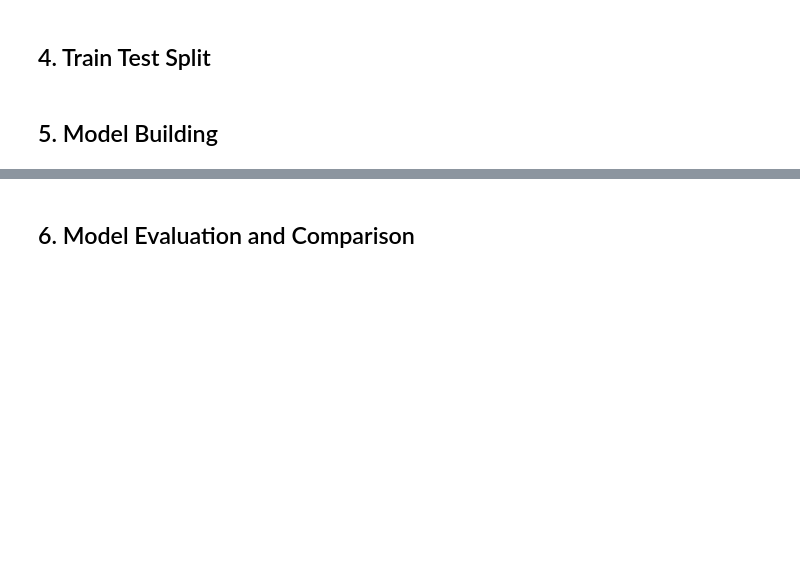
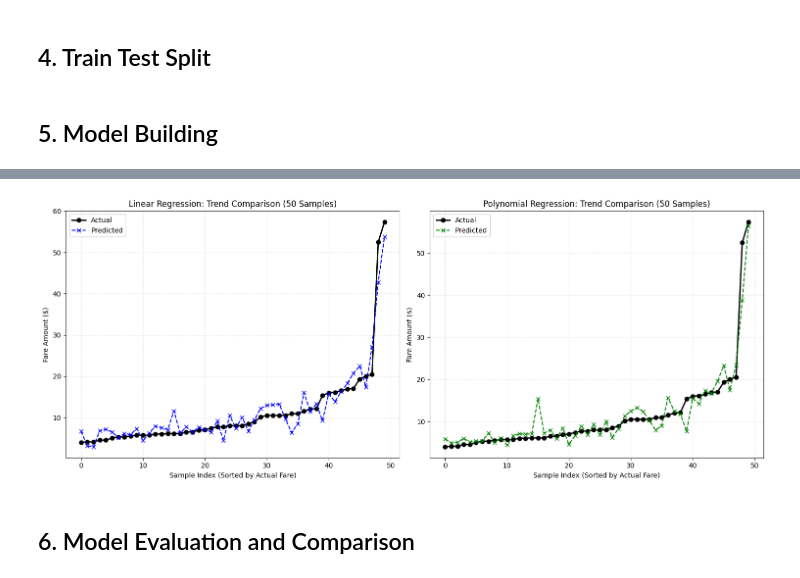
Before and after one commit to yasasbanukaofficial/uber-fare-prediction, a Jupyter notebook: uber_fare_prediction.ipynb, the cells around one changed output, grey strips where cells are left out. Cells and saved outputs as stored; diff of their text form; code cells hidden in the pictures; blank space fills up the shorter version.

```diff
--- a/uber_fare_prediction.ipynb
+++ b/uber_fare_prediction.ipynb
@@ -97,3 +197,34 @@ y_pred_poly = poly_reg.predict(X_test_poly)
+# %%
+plot_df = pd.DataFrame({
+    'Actual': y_test,
+    'Linear Regression': y_pred_lr,
+    'Polynomial Regression': y_pred_poly
+}).sample(n=50, random_state=42).sort_values(by='Actual').reset_index(drop=True)
+
+plt.figure(figsize=(15, 6))
+
+plt.subplot(1, 2, 1)
+plt.plot(plot_df['Actual'], label='Actual', marker='o', color='black', linewidth=2)
+plt.plot(plot_df['Linear Regression'], label='Predicted', marker='x', linestyle='--', color='blue', linewidth=1.5)
+plt.title('Linear Regression: Trend Comparison (50 Samples)')
+plt.xlabel('Sample Index (Sorted by Actual Fare)')
+plt.ylabel('Fare Amount ($)')
+plt.legend()
+plt.grid(True, linestyle=':', alpha=0.6)
+
+plt.subplot(1, 2, 2)
+plt.plot(plot_df['Actual'], label='Actual', marker='o', color='black', linewidth=2)
+plt.plot(plot_df['Polynomial Regression'], label='Predicted', marker='x', linestyle='--', color='green', linewidth=1.5)
+plt.title('Polynomial Regression: Trend Comparison (50 Samples)')
+plt.xlabel('Sample Index (Sorted by Actual Fare)')
+plt.ylabel('Fare Amount ($)')
+plt.legend()
+plt.grid(True, linestyle=':', alpha=0.6)
+
+plt.tight_layout()
+plt.show()
+# %% [output]
+[figure, added]
 # %% [markdown]
 ## 6. Model Evaluation and Comparison
 # %%
```
Also changed, not shown: parts of 10 cells of this notebook.
